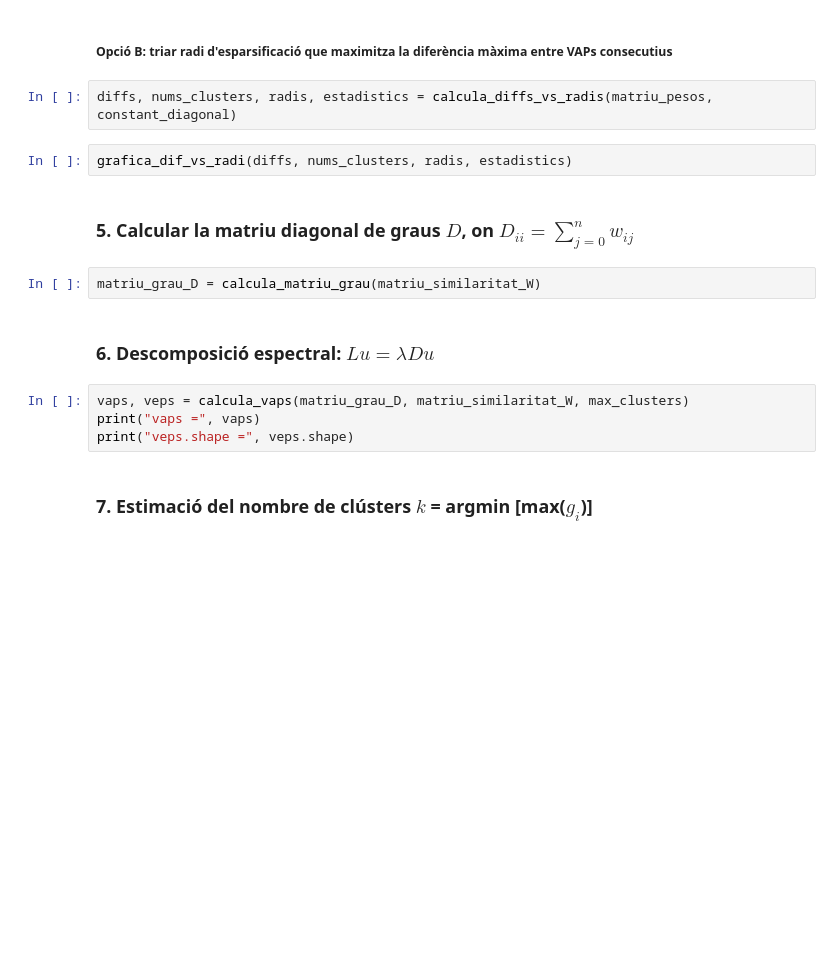
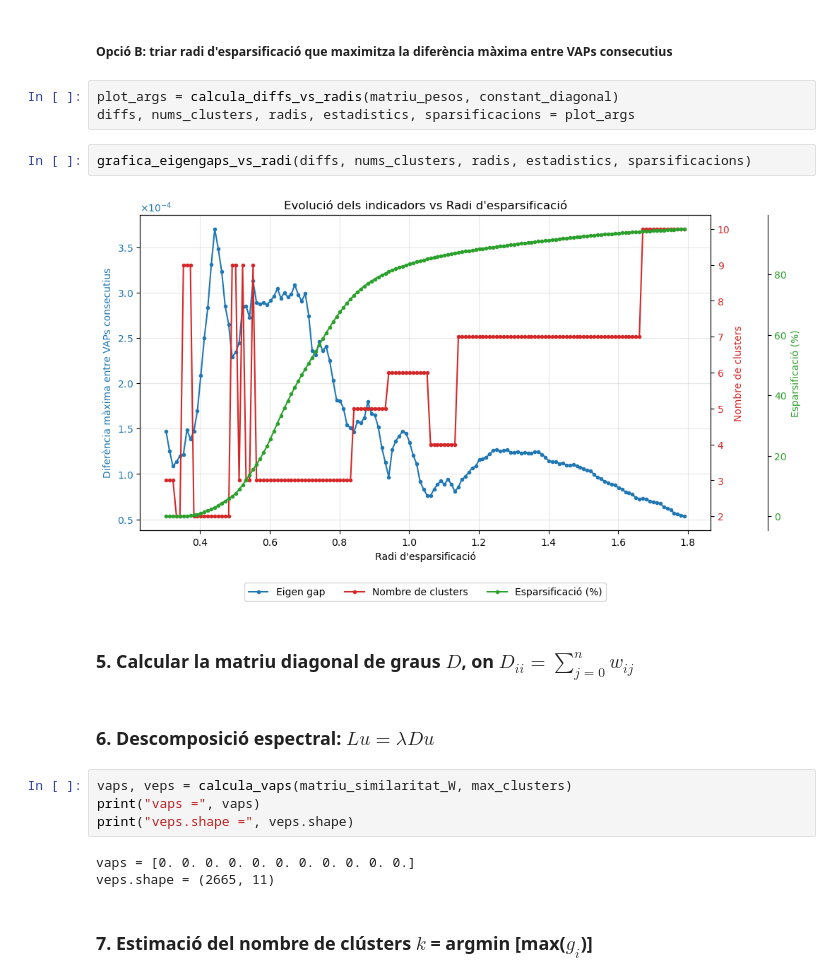
Before and after one commit to victor-lopz/spectral-clustering, a Jupyter notebook: notebooks/duffing.ipynb, the cells around one changed output. Drawn from its saved outputs; the diff is of its cells as text; blank space fills up the shorter version.

Commit message:
Refactor plotting and spectral functions to visualize sparsification percentag, eigen gaps, and number of clusters.

```diff
--- a/notebooks/duffing.ipynb
+++ b/notebooks/duffing.ipynb
@@ -70,19 +79,23 @@ np.fill_diagonal(matriu_similaritat_W, constant_diagonal)
 # %% [markdown]
 ##### Opció B: triar radi d'esparsificació que maximitza la diferència màxima entre VAPs consecutius
 # %%
-diffs, nums_clusters, radis, estadistics = calcula_diffs_vs_radis(matriu_pesos, constant_diagonal)
+plot_args = calcula_diffs_vs_radis(matriu_pesos, constant_diagonal)
+diffs, nums_clusters, radis, estadistics, sparsificacions = plot_args
 # %%
-grafica_dif_vs_radi(diffs, nums_clusters, radis, estadistics)
+grafica_eigengaps_vs_radi(diffs, nums_clusters, radis, estadistics, sparsificacions)
+# %% [output]
+[figure, added]
 # %% [markdown]
 ### 5. Calcular la matriu diagonal de graus $D$, on $D_{ii}=\sum _{j=0}^{n} w_{ij}$
-# %%
-matriu_grau_D = calcula_matriu_grau(matriu_similaritat_W)
 # %% [markdown]
 ### 6. Descomposició espectral: $Lu =\lambda Du$
 # %%
-vaps, veps = calcula_vaps(matriu_grau_D, matriu_similaritat_W, max_clusters)
+vaps, veps = calcula_vaps(matriu_similaritat_W, max_clusters)
 print("vaps =", vaps)
 print("veps.shape =", veps.shape)
+# %% [output]
+vaps = [0. 0. 0. 0. 0. 0. 0. 0. 0. 0. 0.]
+veps.shape = (2665, 11)
 # %% [markdown]
 ### 7. Estimació del nombre de clústers $k$ = argmin [max($g_i$)]
 # %%
```
Also changed, not shown: parts of 6 cells of this notebook, 3 other files.
